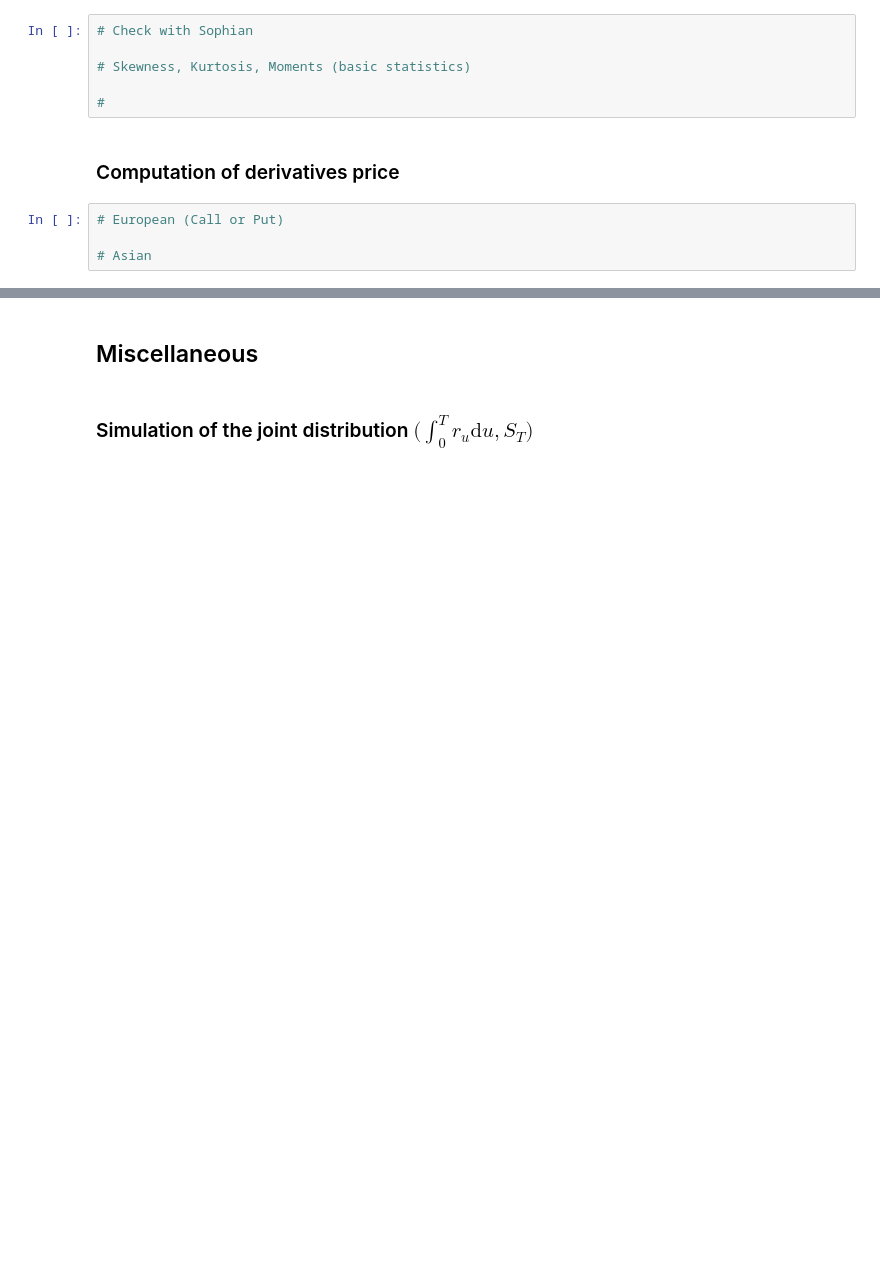
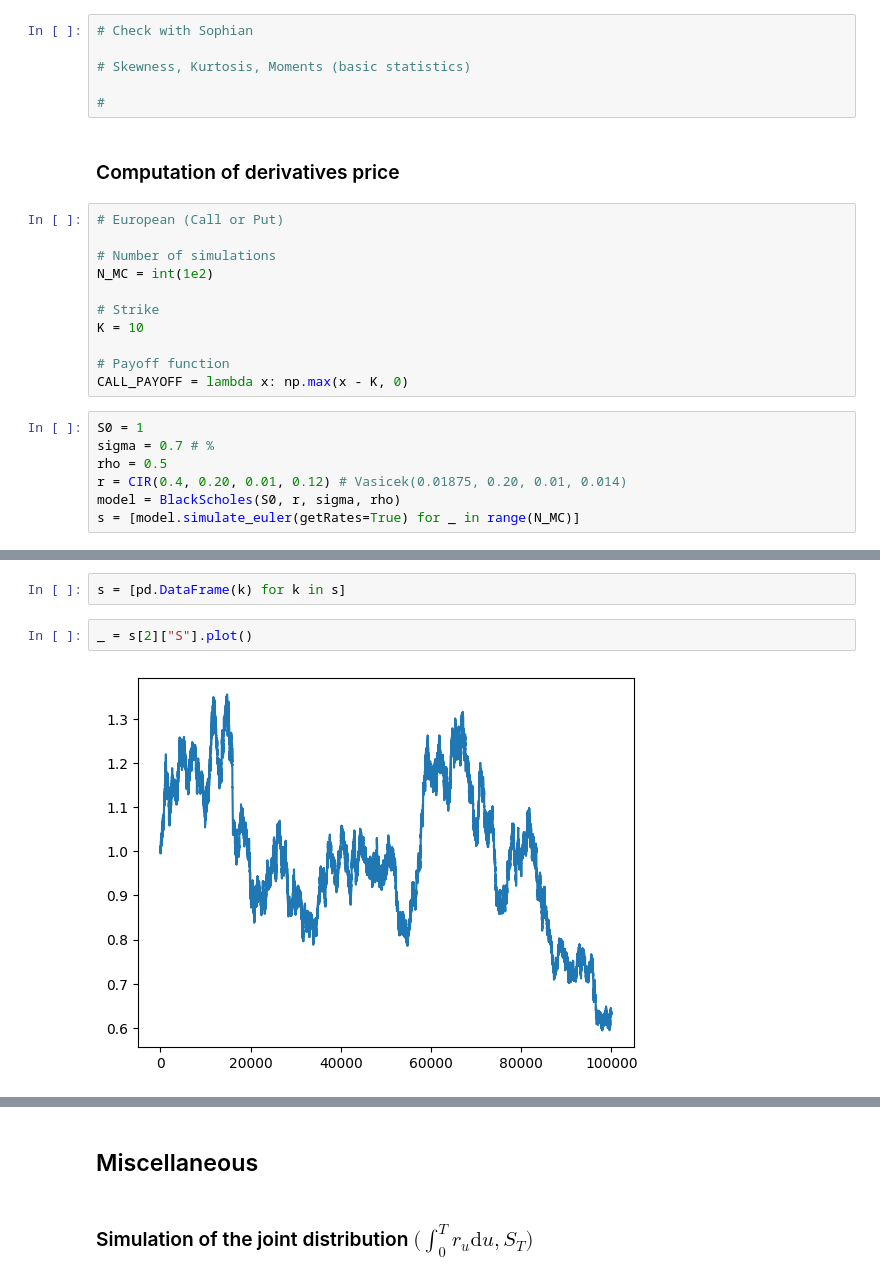
Before and after one commit to lcsrodriguez/CuttingEdge-Milliman, a Jupyter notebook: main.ipynb, the cells around one changed output, grey strips where cells are left out. Drawn from its saved outputs; the diff is of its cells as text; blank space fills up the shorter version.

```diff
--- a/main.ipynb
+++ b/main.ipynb
@@ -302,4 +302,18 @@ _ = plt.suptitle(f"Asset price $(S_t)$ and underlying rates $(r_t)$ with\n{r.MOD
 # %%
 # European (Call or Put)
 
-# Asian
+# Number of simulations
+N_MC = int(1e2)
+
+# Strike
+K = 10
+
+# Payoff function
+CALL_PAYOFF = lambda x: np.max(x - K, 0)
+# %%
+S0 = 1
+sigma = 0.7 # %
+rho = 0.5
+r = CIR(0.4, 0.20, 0.01, 0.12) # Vasicek(0.01875, 0.20, 0.01, 0.014)
+model = BlackScholes(S0, r, sigma, rho)
+s = [model.simulate_euler(getRates=True) for _ in range(N_MC)]
@@ -305,0 +338,6 @@ _ = plt.suptitle(f"Asset price $(S_t)$ and underlying rates $(r_t)$ with\n{r.MOD
+# %%
+s = [pd.DataFrame(k) for k in s]
+# %%
+_ = s[2]["S"].plot()
+# %% [output]
+[figure, added]
```
Also changed, not shown: parts of 5 cells of this notebook, 2 other files.
